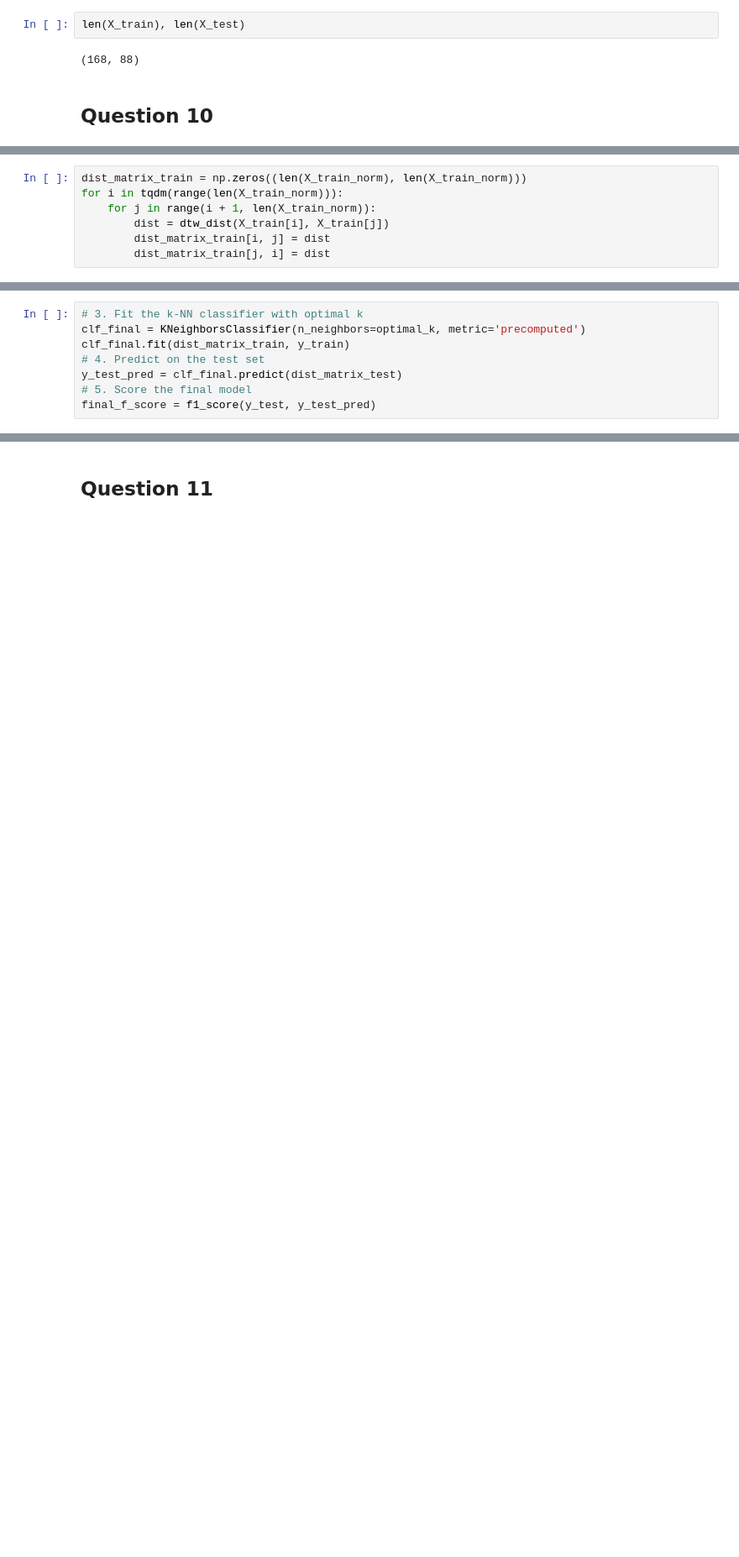
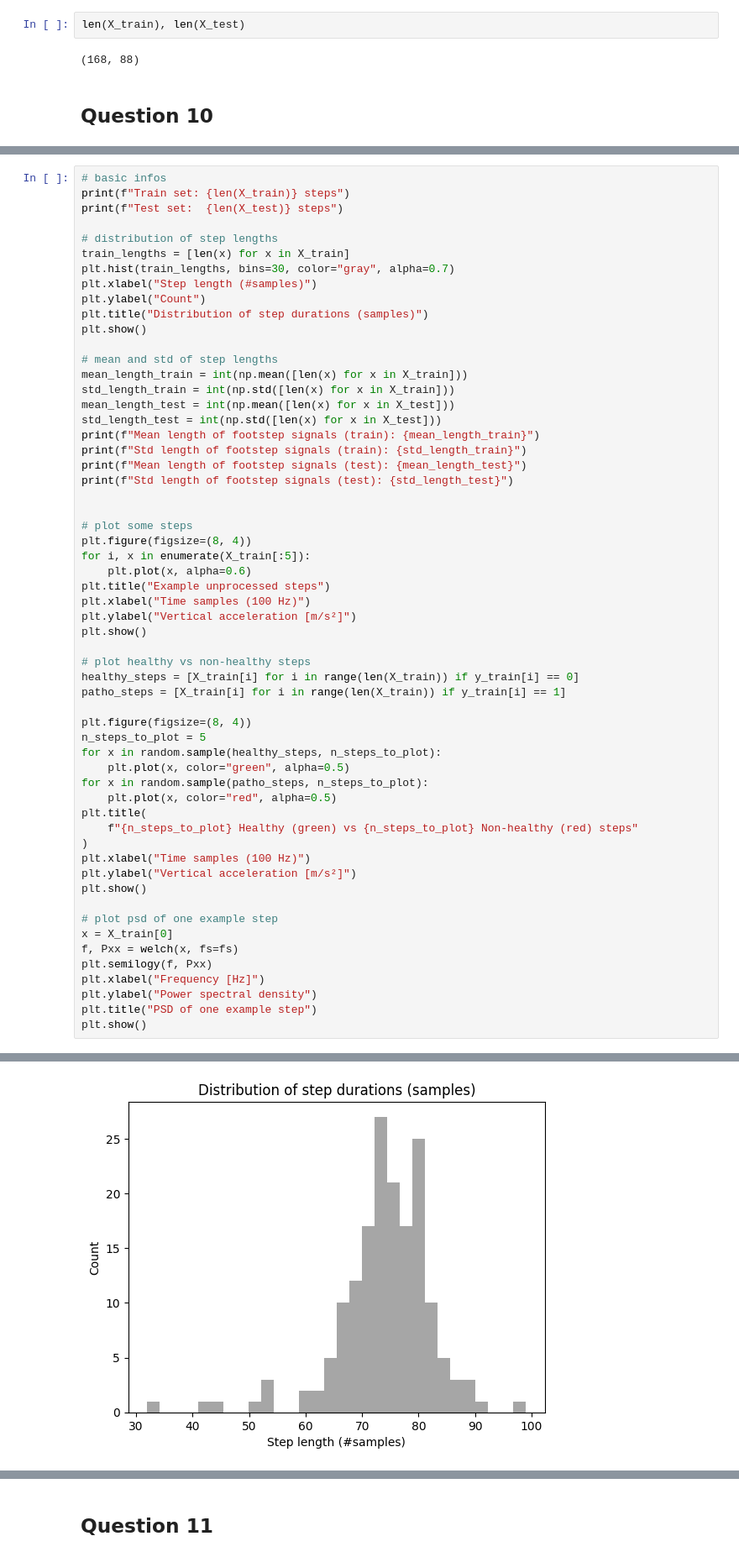
Before and after one commit to TristanNMon/Time-Series, a Jupyter notebook: HW1-notebook-v2.ipynb, the cells around one changed output, grey strips where cells are left out. Shown at 84% size. Drawn from its saved outputs; the diff is of its cells as text; blank space fills up the shorter version.

```diff
--- a/HW1-notebook-v2.ipynb
+++ b/HW1-notebook-v2.ipynb
@@ -291,7 +228,0 @@ def dtw_dist(x, y):
-# %%
-dist_matrix_train = np.zeros((len(X_train_norm), len(X_train_norm)))
-for i in tqdm(range(len(X_train_norm))):
-    for j in range(i + 1, len(X_train_norm)):
-        dist = dtw_dist(X_train[i], X_train[j])
-        dist_matrix_train[i, j] = dist
-        dist_matrix_train[j, i] = dist
@@ -412,8 +228,0 @@ for i in tqdm(range(n_test_full)):
-# %%
-# 3. Fit the k-NN classifier with optimal k
-clf_final = KNeighborsClassifier(n_neighbors=optimal_k, metric='precomputed')
-clf_final.fit(dist_matrix_train, y_train)
-# 4. Predict on the test set
-y_test_pred = clf_final.predict(dist_matrix_test)
-# 5. Score the final model
-final_f_score = f1_score(y_test, y_test_pred)
@@ -430,0 +262,59 @@ F-score on the test set: 0.4602
+# %%
+# basic infos
+print(f"Train set: {len(X_train)} steps")
+print(f"Test set:  {len(X_test)} steps")
+
+# distribution of step lengths
+train_lengths = [len(x) for x in X_train]
+plt.hist(train_lengths, bins=30, color="gray", alpha=0.7)
+plt.xlabel("Step length (#samples)")
+plt.ylabel("Count")
+plt.title("Distribution of step durations (samples)")
+plt.show()
+
+# mean and std of step lengths
+mean_length_train = int(np.mean([len(x) for x in X_train]))
+std_length_train = int(np.std([len(x) for x in X_train]))
+mean_length_test = int(np.mean([len(x) for x in X_test]))
+std_length_test = int(np.std([len(x) for x in X_test]))
+print(f"Mean length of footstep signals (train): {mean_length_train}")
+print(f"Std length of footstep signals (train): {std_length_train}")
+print(f"Mean length of footstep signals (test): {mean_length_test}")
+print(f"Std length of footstep signals (test): {std_length_test}")
+
+
+# plot some steps
+plt.figure(figsize=(8, 4))
+for i, x in enumerate(X_train[:5]):
+    plt.plot(x, alpha=0.6)
+plt.title("Example unprocessed steps")
+plt.xlabel("Time samples (100 Hz)")
+plt.ylabel("Vertical acceleration [m/s²]")
+plt.show()
+
+# plot healthy vs non-healthy steps
+healthy_steps = [X_train[i] for i in range(len(X_train)) if y_train[i] == 0]
+patho_steps = [X_train[i] for i in range(len(X_train)) if y_train[i] == 1]
+
+plt.figure(figsize=(8, 4))
+n_steps_to_plot = 5
+for x in random.sample(healthy_steps, n_steps_to_plot):
+    plt.plot(x, color="green", alpha=0.5)
+for x in random.sample(patho_steps, n_steps_to_plot):
+    plt.plot(x, color="red", alpha=0.5)
+plt.title(
+    f"{n_steps_to_plot} Healthy (green) vs {n_steps_to_plot} Non-healthy (red) steps"
+)
+plt.xlabel("Time samples (100 Hz)")
+plt.ylabel("Vertical acceleration [m/s²]")
+plt.show()
+
+# plot psd of one example step
+x = X_train[0]
+f, Pxx = welch(x, fs=fs)
+plt.semilogy(f, Pxx)
+plt.xlabel("Frequency [Hz]")
+plt.ylabel("Power spectral density")
+plt.title("PSD of one example step")
+plt.show()
+# %% [output]
@@ -430,0 +323 @@ F-score on the test set: 0.4602
+[figure, added]
```
Also changed, not shown: parts of 34 cells of this notebook, 12 other files.
